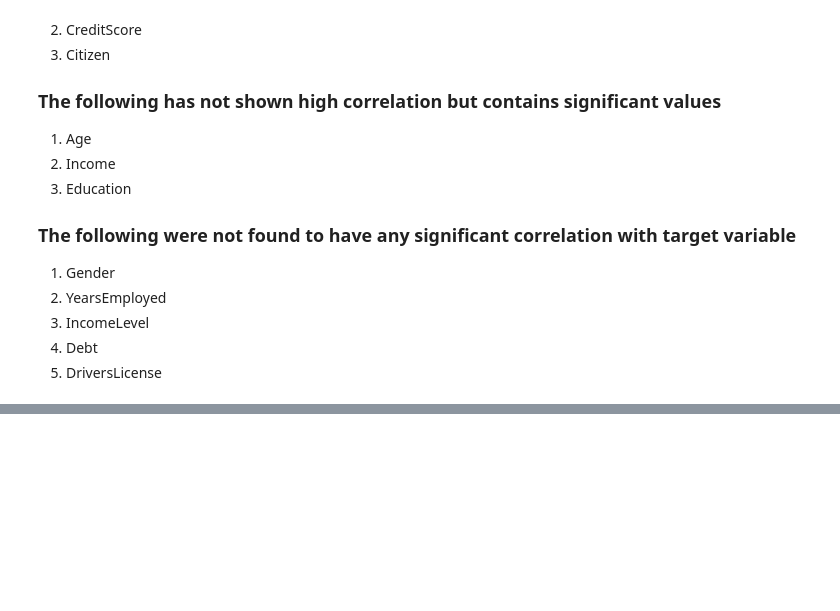
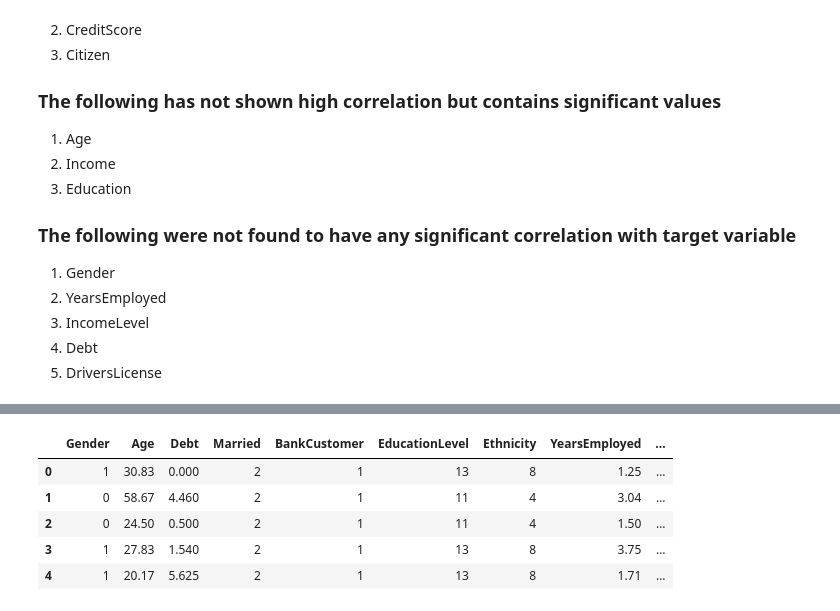
Before and after one commit to damiiete/credit-card-approval-prediction, a Jupyter notebook: credit_approval.ipynb, the cells around one changed output, grey strips where cells are left out. Drawn from its saved outputs; the diff is of its cells as text; code cells hidden in the pictures; blank space fills up the shorter version.

Commit message:
preprocessed data
converted categorical features into numerical data using LabelEncoder

```diff
--- a/credit_approval.ipynb
+++ b/credit_approval.ipynb
@@ -33,7 +34,7 @@ import matplotlib.pyplot as plt
 # %% [markdown]
 The features of this dataset have been anonymized to protect the privacy, but this [blog](http://rstudio-pubs-static.s3.amazonaws.com/73039_9946de135c0a49daa7a0a9eda4a67a72.html) gives us a pretty good overview of the probable features. The probable features in a typical credit card application are Gender, Age, Debt, Married, BankCustomer, EducationLevel, Ethnicity, YearsEmployed, PriorDefault, Employed, CreditScore, DriversLicense, Citizen, ZipCode, Income and finally the ApprovalStatus.
 # %%
-credit_card_app = pd.read_csv('credit_approval.data.txt', header=None)
+credit_card_app = pd.read_csv('Data\credit_approval.data', header=None)
 credit_card_app.info()
 # %% [output]
 <class 'pandas.core.frame.DataFrame'>
@@ -451,0 +455,18 @@ g=sns.heatmap(credit_card_app[top_corr_features].corr(),annot=True,cmap="RdYlGn"
+# %%
+#Function to convert the categorical variables to numerical data for further analysis
+def Encoder(credit_card_app):
+    to_encode = list(credit_card_app.select_dtypes(include = ['category', 'object']))
+
+    #created a LabelEncoder object
+    enc = LabelEncoder()
+
+    for col in to_encode:
+        try:
+            credit_card_app[col] = enc.fit_transform(credit_card_app[col])
+        except:
+            print("Error while encoding " + col)
+
+    return credit_card_app
+# %%
+#Convert the data into numerical data
+credit_card_app = Encoder(credit_card_app)
@@ -451,0 +495,9 @@ g=sns.heatmap(credit_card_app[top_corr_features].corr(),annot=True,cmap="RdYlGn"
+# %%
+credit_card_app.head()
+# %% [output]
+|  | Gender | Age | Debt | Married | BankCustomer | EducationLevel | Ethnicity | YearsEmployed | ... |
+| 0 | 1 | 30.83 | 0.000 | 2 | 1 | 13 | 8 | 1.25 | ... |
+| 1 | 0 | 58.67 | 4.460 | 2 | 1 | 11 | 4 | 3.04 | ... |
+| 2 | 0 | 24.50 | 0.500 | 2 | 1 | 11 | 4 | 1.50 | ... |
+| 3 | 1 | 27.83 | 1.540 | 2 | 1 | 13 | 8 | 3.75 | ... |
+| 4 | 1 | 20.17 | 5.625 | 2 | 1 | 13 | 8 | 1.71 | ... |
```
Also changed, not shown: parts of 6 cells of this notebook.
